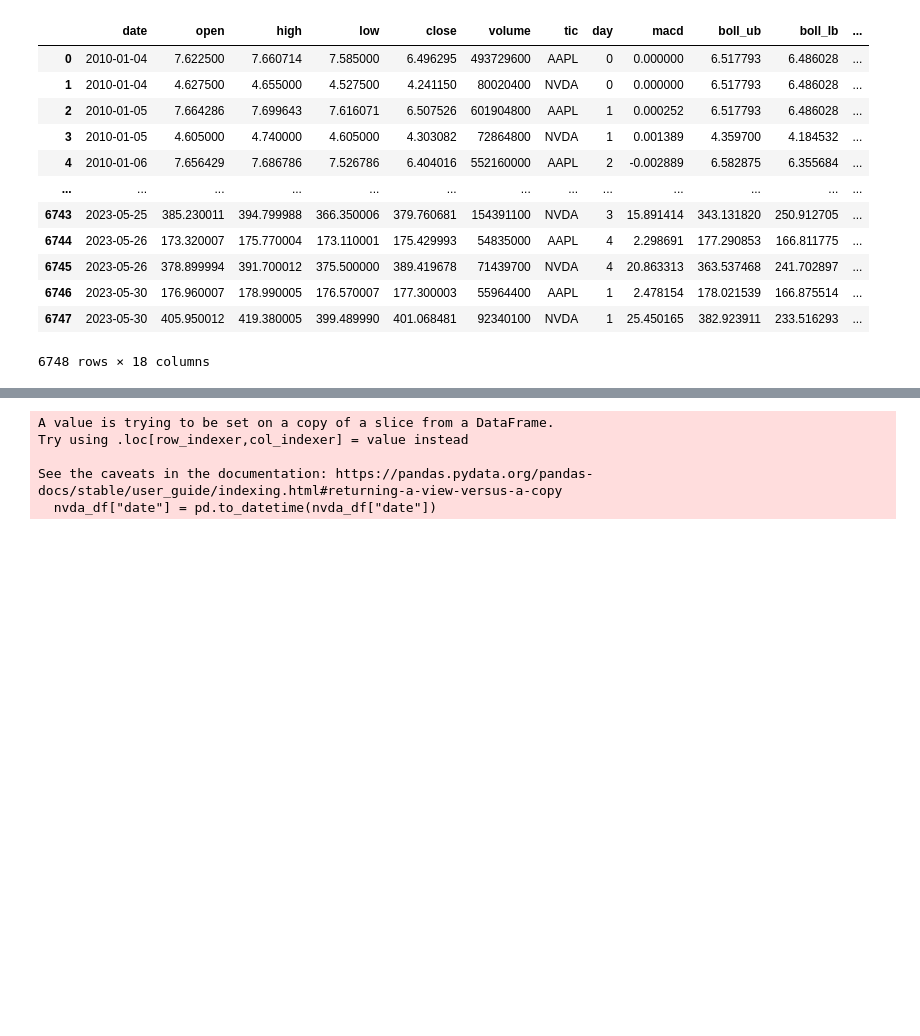
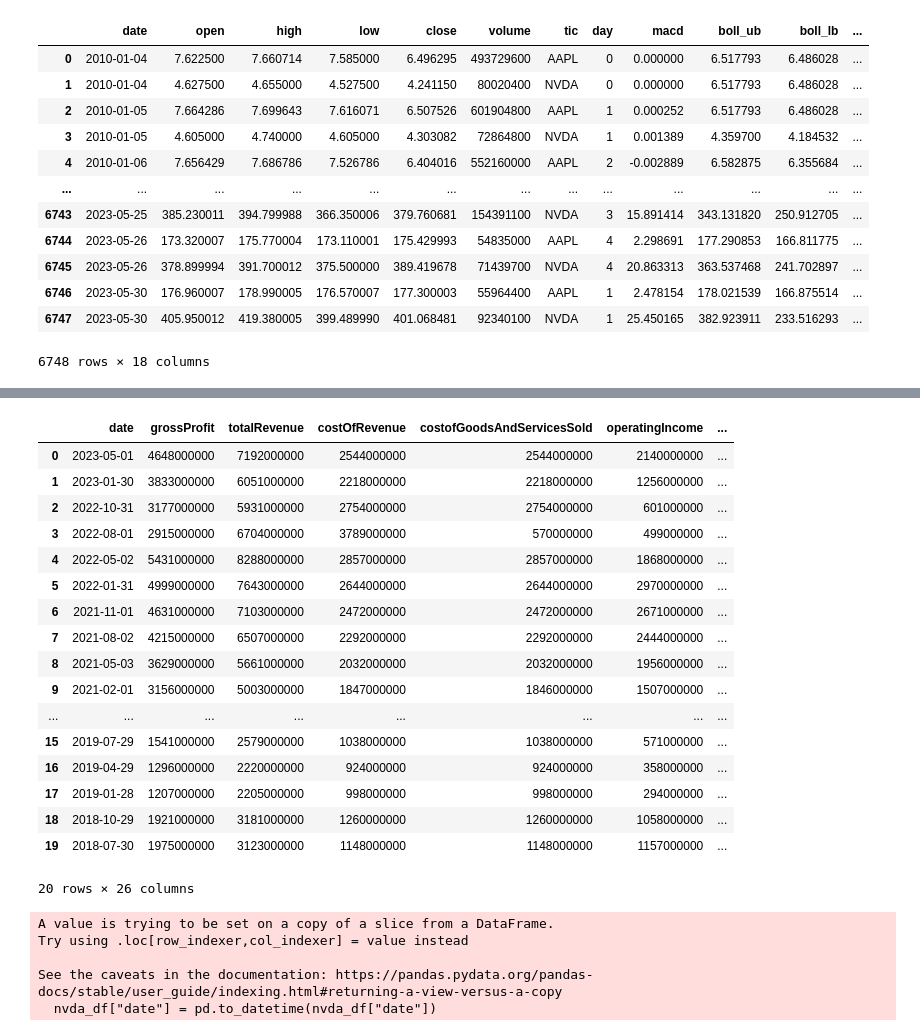
Before and after one commit to nickandbro/CS7643-Deep-RL-for-Finance, a Jupyter notebook: notebooks/fin_rl_demo.ipynb, the cells around one changed output, grey strips where cells are left out. Cells and saved outputs as stored; diff of their text form; code cells hidden in the pictures; blank space fills up the shorter version.

Commit message:
add preprocessing functions

```diff
--- a/notebooks/fin_rl_demo.ipynb
+++ b/notebooks/fin_rl_demo.ipynb
@@ -552,7 +572,7 @@ earnings_df = earnings_df.drop(["fiscalDateEnding", "surprise"], axis=1)
 earnings_df["date"] = pd.to_datetime(earnings_df["date"])
 # %%
 balance_sheet = get_fundamental_data(
-    function="BALANCE_SHEET",
+    function="INCOME_STATEMENT",
     symbol="NVDA",
     key=API_KEY,
 )
@@ -562,6 +582,27 @@ balance_sheet_df["tic"] = "NVDA"
 balance_sheet_df = balance_sheet_df.rename(columns={"fiscalDateEnding": "date"})
 balance_sheet_df = balance_sheet_df.drop(["reportedCurrency"], axis=1)
 balance_sheet_df["date"] = pd.to_datetime(balance_sheet_df["date"]) + timedelta(1)
+# %%
+balance_sheet_df
+# %% [output]
+|  | date | grossProfit | totalRevenue | costOfRevenue | costofGoodsAndServicesSold | operatingIncome | ... |
+| 0 | 2023-05-01 | 4648000000 | 7192000000 | 2544000000 | 2544000000 | 2140000000 | ... |
+| 1 | 2023-01-30 | 3833000000 | 6051000000 | 2218000000 | 2218000000 | 1256000000 | ... |
+| 2 | 2022-10-31 | 3177000000 | 5931000000 | 2754000000 | 2754000000 | 601000000 | ... |
+| 3 | 2022-08-01 | 2915000000 | 6704000000 | 3789000000 | 570000000 | 499000000 | ... |
+| 4 | 2022-05-02 | 5431000000 | 8288000000 | 2857000000 | 2857000000 | 1868000000 | ... |
+| 5 | 2022-01-31 | 4999000000 | 7643000000 | 2644000000 | 2644000000 | 2970000000 | ... |
+| 6 | 2021-11-01 | 4631000000 | 7103000000 | 2472000000 | 2472000000 | 2671000000 | ... |
+| 7 | 2021-08-02 | 4215000000 | 6507000000 | 2292000000 | 2292000000 | 2444000000 | ... |
+| 8 | 2021-05-03 | 3629000000 | 5661000000 | 2032000000 | 2032000000 | 1956000000 | ... |
+| 9 | 2021-02-01 | 3156000000 | 5003000000 | 1847000000 | 1846000000 | 1507000000 | ... |
+| ... | ... | ... | ... | ... | ... | ... | ... |
+| 15 | 2019-07-29 | 1541000000 | 2579000000 | 1038000000 | 1038000000 | 571000000 | ... |
+| 16 | 2019-04-29 | 1296000000 | 2220000000 | 924000000 | 924000000 | 358000000 | ... |
+| 17 | 2019-01-28 | 1207000000 | 2205000000 | 998000000 | 998000000 | 294000000 | ... |
+| 18 | 2018-10-29 | 1921000000 | 3181000000 | 1260000000 | 1260000000 | 1058000000 | ... |
+| 19 | 2018-07-30 | 1975000000 | 3123000000 | 1148000000 | 1148000000 | 1157000000 | ... |
+20 rows × 26 columns
 # %%
 nvda_df = processed[processed["tic"] == "NVDA"]
 nvda_df["date"] = pd.to_datetime(nvda_df["date"])
```
Also changed, not shown: parts of 1 cell of this notebook, 7 other files.
